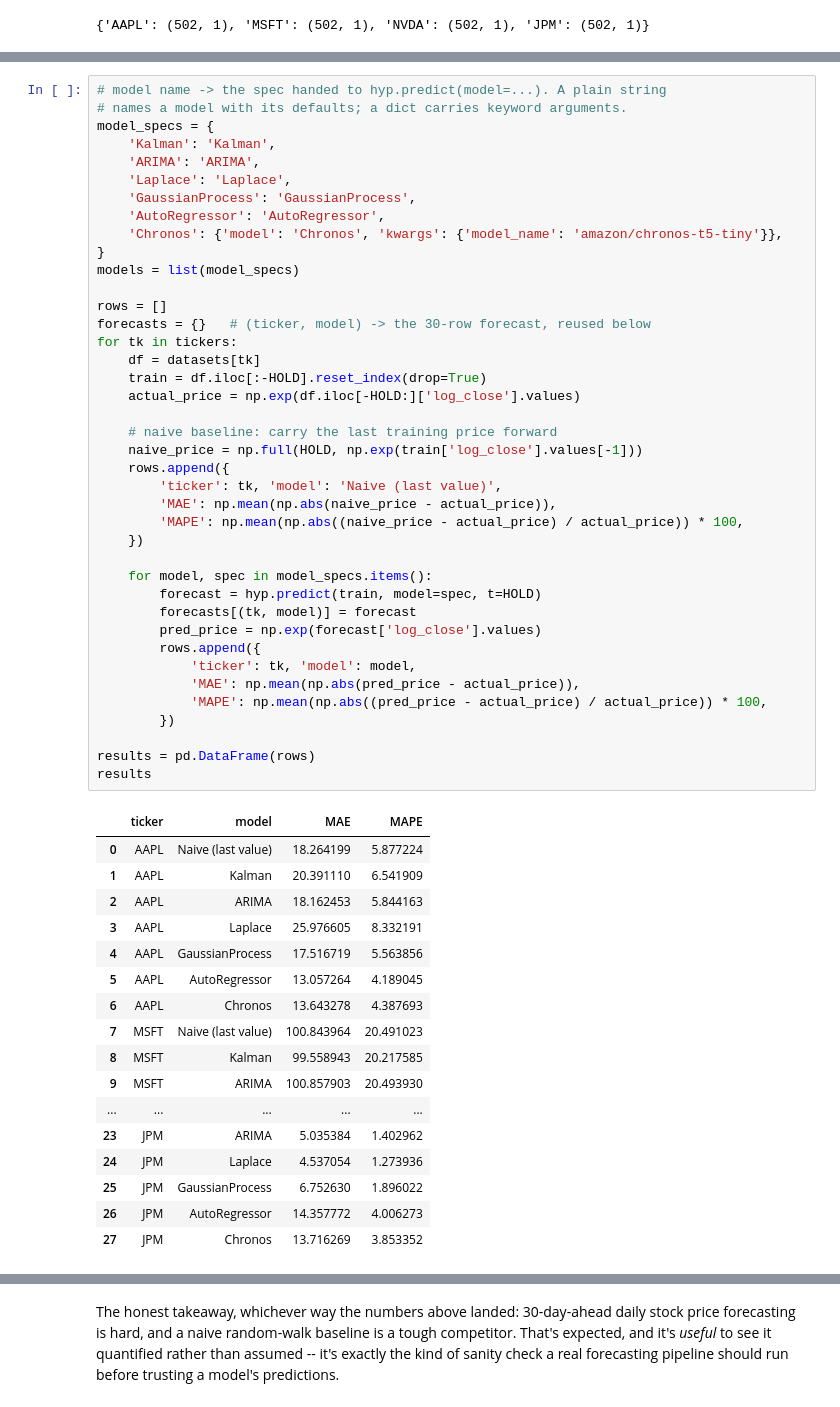
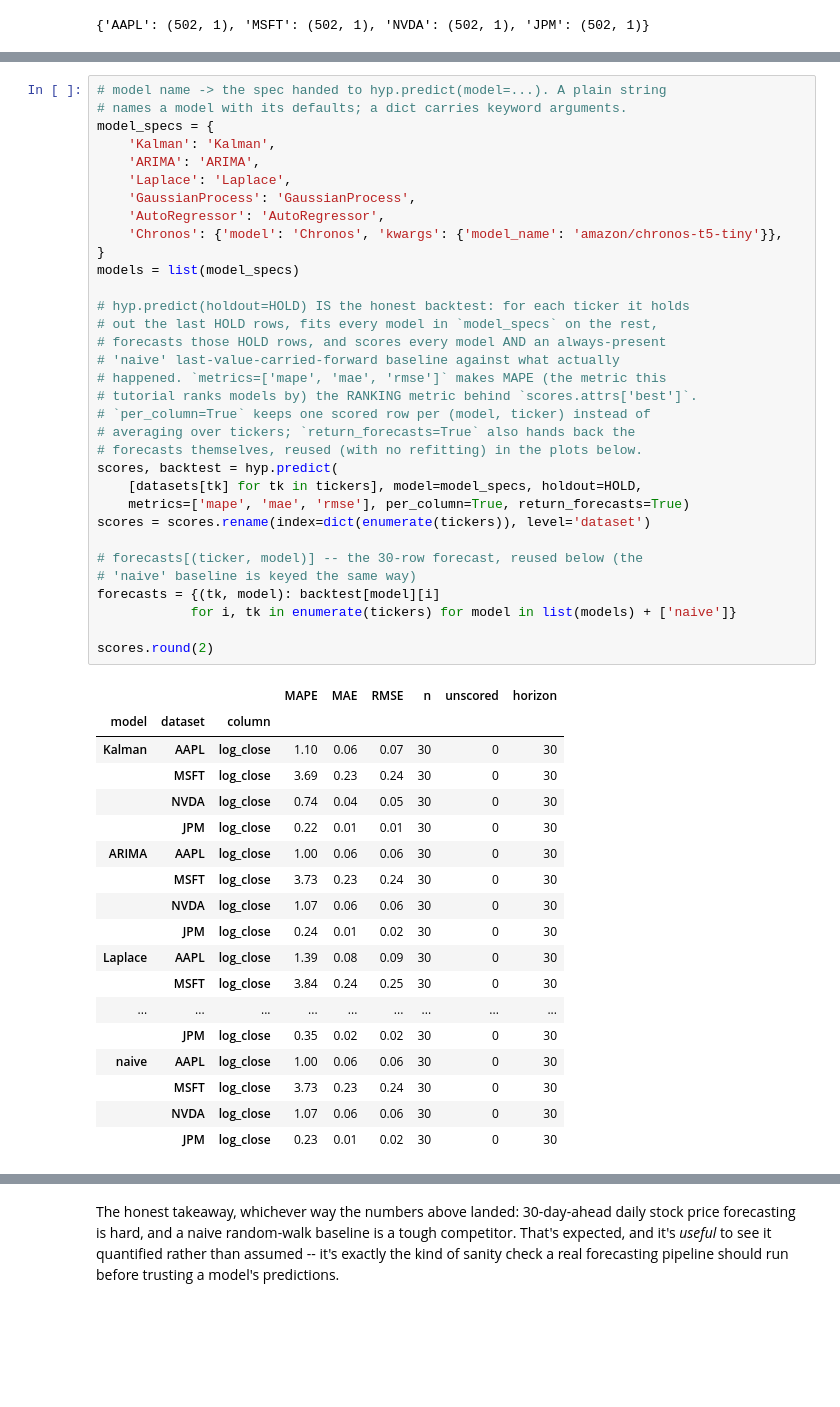
Before and after one commit to ContextLab/hypertools, a Jupyter notebook: docs/tutorials/stock_forecasting.ipynb, the cells around one changed output, grey strips where cells are left out. Saved outputs shown, nothing was run; the diff lists cells and outputs as text; blank space fills up the shorter version.

```diff
--- a/docs/tutorials/stock_forecasting.ipynb
+++ b/docs/tutorials/stock_forecasting.ipynb
@@ -156,59 +170,53 @@ every model on every ticker, with no cherry-picking.
 # %%
 # model name -> the spec handed to hyp.predict(model=...). A plain string
 # names a model with its defaults; a dict carries keyword arguments.
 model_specs = {
     'Kalman': 'Kalman',
     'ARIMA': 'ARIMA',
     'Laplace': 'Laplace',
     'GaussianProcess': 'GaussianProcess',
     'AutoRegressor': 'AutoRegressor',
     'Chronos': {'model': 'Chronos', 'kwargs': {'model_name': 'amazon/chronos-t5-tiny'}},
 }
 models = list(model_specs)
 
-rows = []
-forecasts = {}   # (ticker, model) -> the 30-row forecast, reused below
-for tk in tickers:
-    df = datasets[tk]
-    train = df.iloc[:-HOLD].reset_index(drop=True)
-    actual_price = np.exp(df.iloc[-HOLD:]['log_close'].values)
+# hyp.predict(holdout=HOLD) IS the honest backtest: for each ticker it holds
+# out the last HOLD rows, fits every model in `model_specs` on the rest,
+# forecasts those HOLD rows, and scores every model AND an always-present
+# 'naive' last-value-carried-forward baseline against what actually
+# happened. `metrics=['mape', 'mae', 'rmse']` makes MAPE (the metric this
+# tutorial ranks models by) the RANKING metric behind `scores.attrs['best']`.
+# `per_column=True` keeps one scored row per (model, ticker) instead of
+# averaging over tickers; `return_forecasts=True` also hands back the
+# forecasts themselves, reused (with no refitting) in the plots below.
+scores, backtest = hyp.predict(
+    [datasets[tk] for tk in tickers], model=model_specs, holdout=HOLD,
+    metrics=['mape', 'mae', 'rmse'], per_column=True, return_forecasts=True)
+scores = scores.rename(index=dict(enumerate(tickers)), level='dataset')
 
-    # naive baseline: carry the last training price forward
-    naive_price = np.full(HOLD, np.exp(train['log_close'].values[-1]))
-    rows.append({
-        'ticker': tk, 'model': 'Naive (last value)',
-        'MAE': np.mean(np.abs(naive_price - actual_price)),
-        'MAPE': np.mean(np.abs((naive_price - actual_price) / actual_price)) * 100,
-    })
+# forecasts[(ticker, model)] -- the 30-row forecast, reused below (the
+# 'naive' baseline is keyed the same way)
+forecasts = {(tk, model): backtest[model][i]
+            for i, tk in enumerate(tickers) for model in list(models) + ['naive']}
 
-    for model, spec in model_specs.items():
-        forecast = hyp.predict(train, model=spec, t=HOLD)
-        forecasts[(tk, model)] = forecast
-        pred_price = np.exp(forecast['log_close'].values)
-        rows.append({
-            'ticker': tk, 'model': model,
-            'MAE': np.mean(np.abs(pred_price - actual_price)),
-            'MAPE': np.mean(np.abs((pred_price - actual_price) / actual_price)) * 100,
-        })
-
-results = pd.DataFrame(rows)
-results
+scores.round(2)
 # %% [output]
-|  | ticker | model | MAE | MAPE |
-| 0 | AAPL | Naive (last value) | 18.264199 | 5.877224 |
-| 1 | AAPL | Kalman | 20.391110 | 6.541909 |
-| 2 | AAPL | ARIMA | 18.162453 | 5.844163 |
-| 3 | AAPL | Laplace | 25.976605 | 8.332191 |
-| 4 | AAPL | GaussianProcess | 17.516719 | 5.563856 |
-| 5 | AAPL | AutoRegressor | 13.057264 | 4.189045 |
-| 6 | AAPL | Chronos | 13.643278 | 4.387693 |
-| 7 | MSFT | Naive (last value) | 100.843964 | 20.491023 |
-| 8 | MSFT | Kalman | 99.558943 | 20.217585 |
-| 9 | MSFT | ARIMA | 100.857903 | 20.493930 |
-| ... | ... | ... | ... | ... |
-| 23 | JPM | ARIMA | 5.035384 | 1.402962 |
-| 24 | JPM | Laplace | 4.537054 | 1.273936 |
-| 25 | JPM | GaussianProcess | 6.752630 | 1.896022 |
-| 26 | JPM | AutoRegressor | 14.357772 | 4.006273 |
-| 27 | JPM | Chronos | 13.716269 | 3.853352 |
+|  |  |  | MAPE | MAE | RMSE | n | unscored | horizon |
+| model | dataset | column |  |  |  |  |  |  |
+| Kalman | AAPL | log_close | 1.10 | 0.06 | 0.07 | 30 | 0 | 30 |
+|  | MSFT | log_close | 3.69 | 0.23 | 0.24 | 30 | 0 | 30 |
+|  | NVDA | log_close | 0.74 | 0.04 | 0.05 | 30 | 0 | 30 |
+|  | JPM | log_close | 0.22 | 0.01 | 0.01 | 30 | 0 | 30 |
+| ARIMA | AAPL | log_close | 1.00 | 0.06 | 0.06 | 30 | 0 | 30 |
+|  | MSFT | log_close | 3.73 | 0.23 | 0.24 | 30 | 0 | 30 |
+|  | NVDA | log_close | 1.07 | 0.06 | 0.06 | 30 | 0 | 30 |
+|  | JPM | log_close | 0.24 | 0.01 | 0.02 | 30 | 0 | 30 |
+| Laplace | AAPL | log_close | 1.39 | 0.08 | 0.09 | 30 | 0 | 30 |
+|  | MSFT | log_close | 3.84 | 0.24 | 0.25 | 30 | 0 | 30 |
+| ... | ... | ... | ... | ... | ... | ... | ... | ... |
+|  | JPM | log_close | 0.35 | 0.02 | 0.02 | 30 | 0 | 30 |
+| naive | AAPL | log_close | 1.00 | 0.06 | 0.06 | 30 | 0 | 30 |
+|  | MSFT | log_close | 3.73 | 0.23 | 0.24 | 30 | 0 | 30 |
+|  | NVDA | log_close | 1.07 | 0.06 | 0.06 | 30 | 0 | 30 |
+|  | JPM | log_close | 0.23 | 0.01 | 0.02 | 30 | 0 | 30 |
 # %%
```
Also changed, not shown: parts of 10 cells of this notebook, 2 other files.
